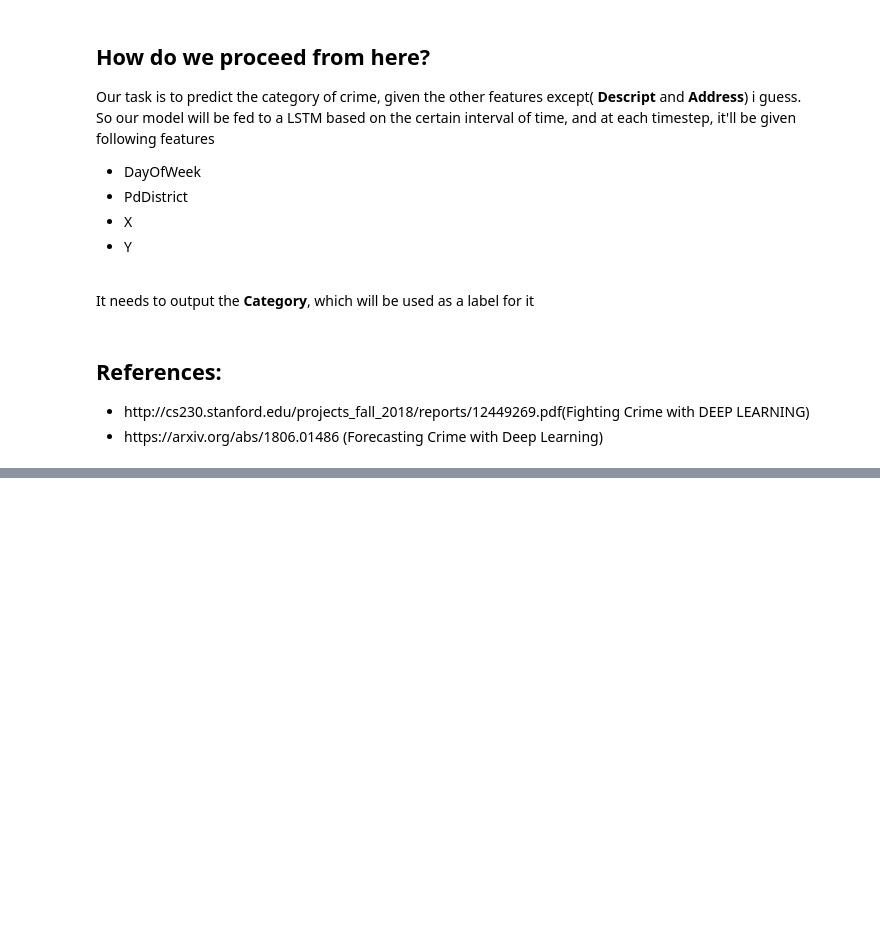
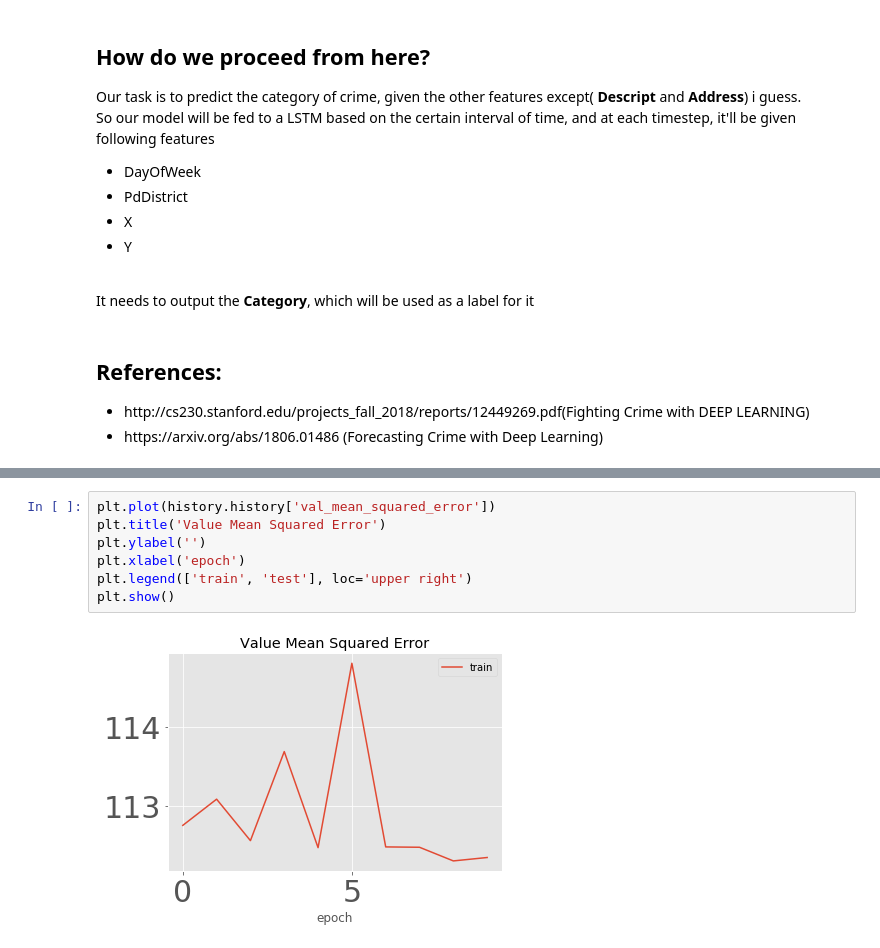
Before and after one commit to iml-v/Crime-Prediction-using-Deep-Learning, a Jupyter notebook: Crime Prediction using Deep Learning.ipynb, the cells around one changed output, grey strips where cells are left out. Saved outputs shown, nothing was run; the diff lists cells and outputs as text; blank space fills up the shorter version.

```diff
--- a/Crime Prediction using Deep Learning.ipynb
+++ b/Crime Prediction using Deep Learning.ipynb
@@ -218,0 +361,9 @@ http://cs230.stanford.edu/projects_fall_2018/reports/12449269.pdf(Fighting Crime
+# %%
+plt.plot(history.history['val_mean_squared_error'])
+plt.title('Value Mean Squared Error')
+plt.ylabel('')
+plt.xlabel('epoch')
+plt.legend(['train', 'test'], loc='upper right')
+plt.show()
+# %% [output]
+[figure, added]
```
Also changed, not shown: parts of 68 cells of this notebook, 1 other file.
